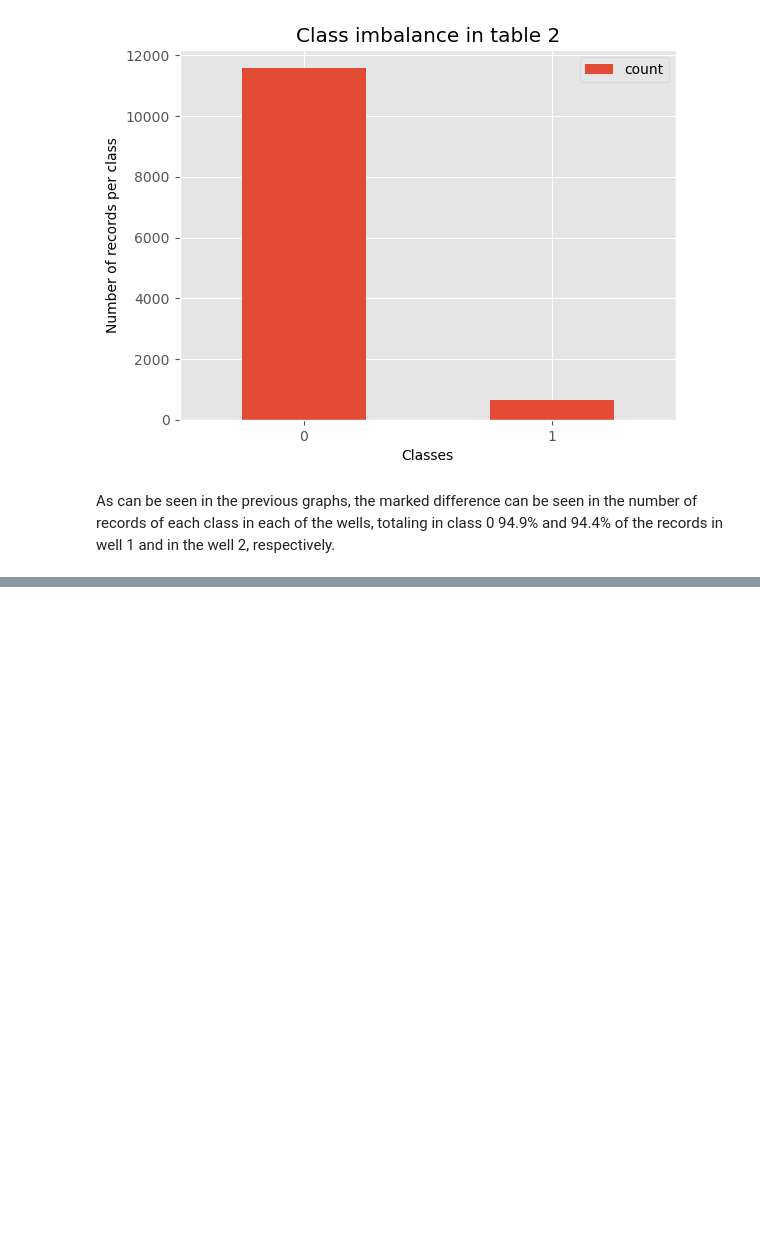
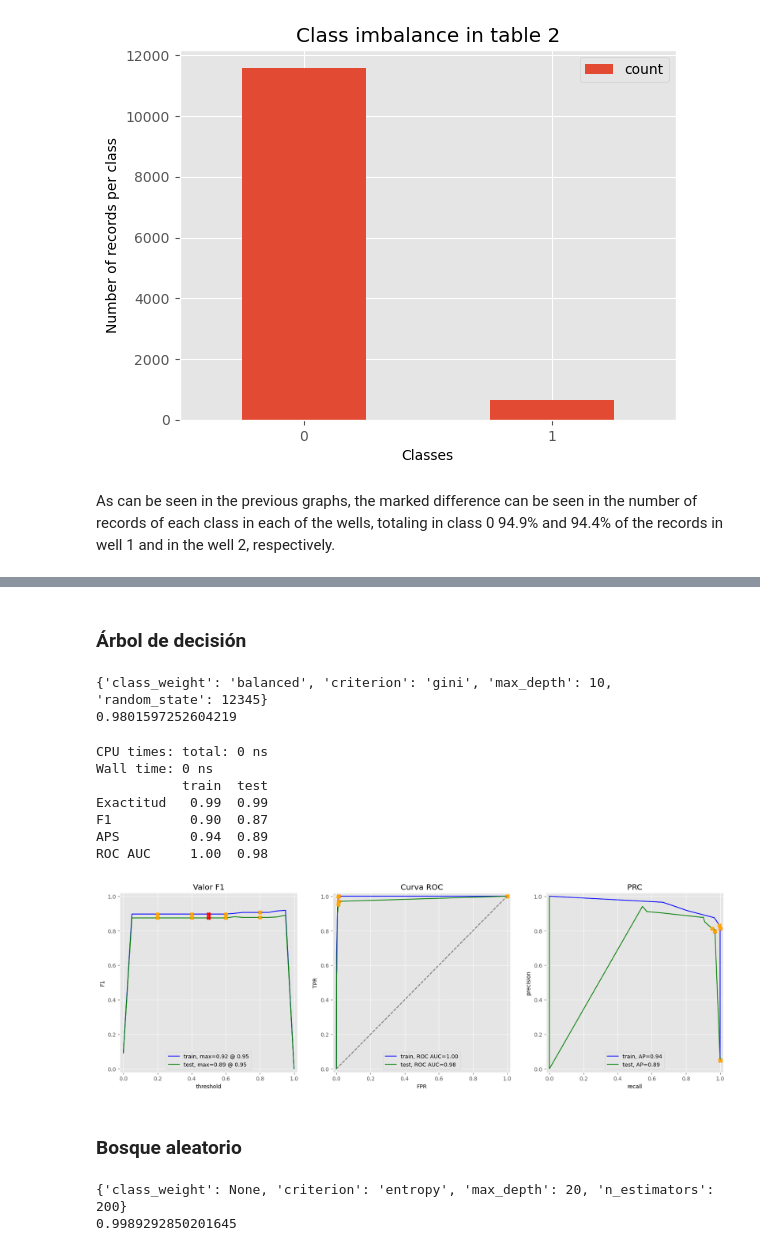
Before and after one commit to dc36205/Exploration_Well_Logs_Based_On_Geological_Data_for_Classification, a Jupyter notebook: Classification_of_exploration_well_logs_based_on_geological_data.ipynb, the cells around one changed output, grey strips where cells are left out. Saved outputs shown, nothing was run; the diff lists cells and outputs as text; code cells hidden in the pictures; blank space fills up the shorter version.

```diff
--- a/Classification_of_exploration_well_logs_based_on_geological_data.ipynb
+++ b/Classification_of_exploration_well_logs_based_on_geological_data.ipynb
@@ -1961,0 +2098,32 @@ NameError: name 'LogisticRegression' is not defined
+# %% [markdown]
+### Árbol de decisión
+# %%
+model_tree = DecisionTreeClassifier()
+param_grid = {
+    'criterion':['gini', 'entropy'],
+    'max_depth': [10, 20, 50, 100],
+    'class_weight':[None, 'balanced'],
+    'random_state':[12345]
+}
+grid_tree = GridSearchCV(estimator=model_tree, param_grid=param_grid, scoring='roc_auc', cv=5, n_jobs=-1)
+grid_tree.fit(features_train, target_train)
+best_param_tree=grid_tree.best_params_
+# %%
+print(best_param_tree)
+print(grid_tree.best_score_)
+# %% [output]
+{'class_weight': 'balanced', 'criterion': 'gini', 'max_depth': 10, 'random_state': 12345}
+0.9801597252604219
+# %%
+%time #llenar con los resultados anteriores
+model_tree = grid_tree.best_estimator_
+evaluate_model(model_tree, features_train, target_train, features_valid, target_valid)
+# %% [output]
+CPU times: total: 0 ns
+Wall time: 0 ns
+           train  test
+Exactitud   0.99  0.99
+F1          0.90  0.87
+APS         0.94  0.89
+ROC AUC     1.00  0.98
+[figure, added]
@@ -1961,0 +2133,2 @@ NameError: name 'LogisticRegression' is not defined
+# %% [markdown]
+### Bosque aleatorio
@@ -1961,0 +2146,6 @@ NameError: name 'LogisticRegression' is not defined
+# %%
+print(best_param_forest)
+print(grid_forest.best_score_)
+# %% [output]
+{'class_weight': None, 'criterion': 'entropy', 'max_depth': 20, 'n_estimators': 200}
+0.9989292850201645
```
Also changed, not shown: parts of 51 cells of this notebook.
